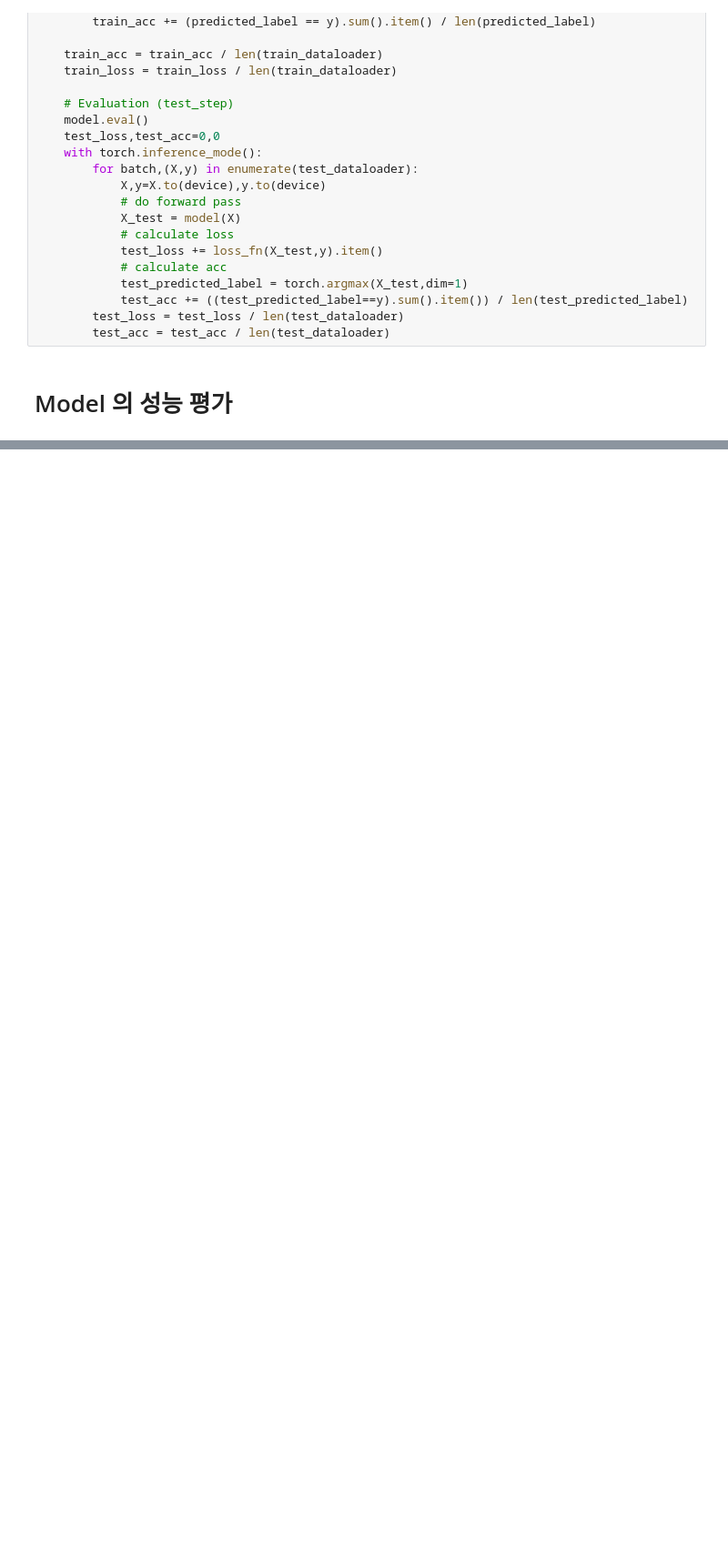
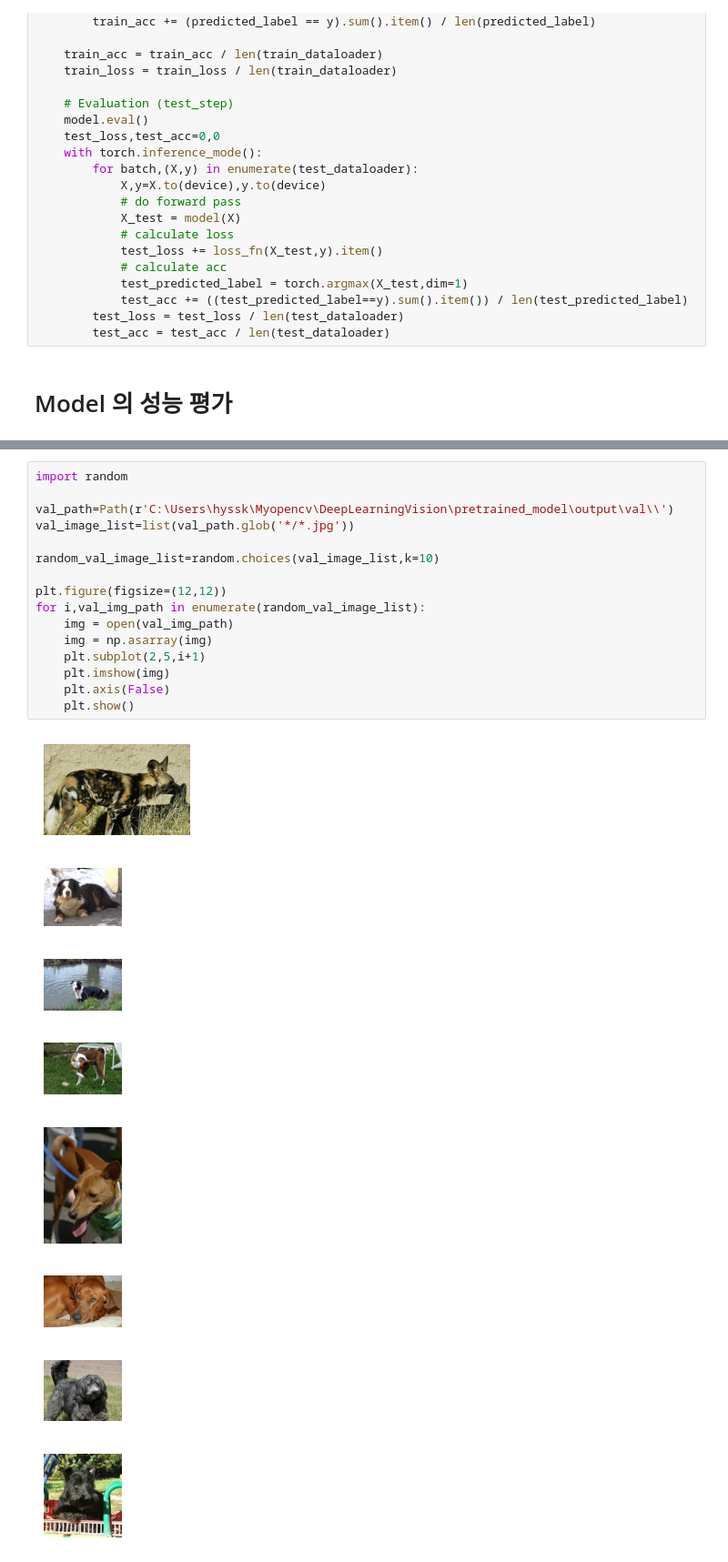
Before and after one commit to youse0ng/Myopencv, a Jupyter notebook: DeepLearningVision/pretrained_model/Resnet_50.ipynb, the cells around one changed output, grey strips where cells are left out. Shown at 91% size. Saved outputs shown, nothing was run; the diff lists cells and outputs as text; blank space fills up the shorter version.

```diff
--- a/DeepLearningVision/pretrained_model/Resnet_50.ipynb
+++ b/DeepLearningVision/pretrained_model/Resnet_50.ipynb
@@ -482,0 +489,25 @@ plt.show()
+# %%
+import random
+
+val_path=Path(r'C:\Users\hyssk\Myopencv\DeepLearningVision\pretrained_model\output\val\\')
+val_image_list=list(val_path.glob('*/*.jpg'))
+
+random_val_image_list=random.choices(val_image_list,k=10)
+
+plt.figure(figsize=(12,12))
+for i,val_img_path in enumerate(random_val_image_list):
+    img = open(val_img_path)
+    img = np.asarray(img)
+    plt.subplot(2,5,i+1)
+    plt.imshow(img)
+    plt.axis(False)
+    plt.show()
+# %% [output]
+[figure, added]
+[figure, added]
+[figure, added]
+[figure, added]
+[figure, added]
+[figure, added]
+[figure, added]
+[figure, added]
```
Also changed, not shown: parts of 11 cells of this notebook.
